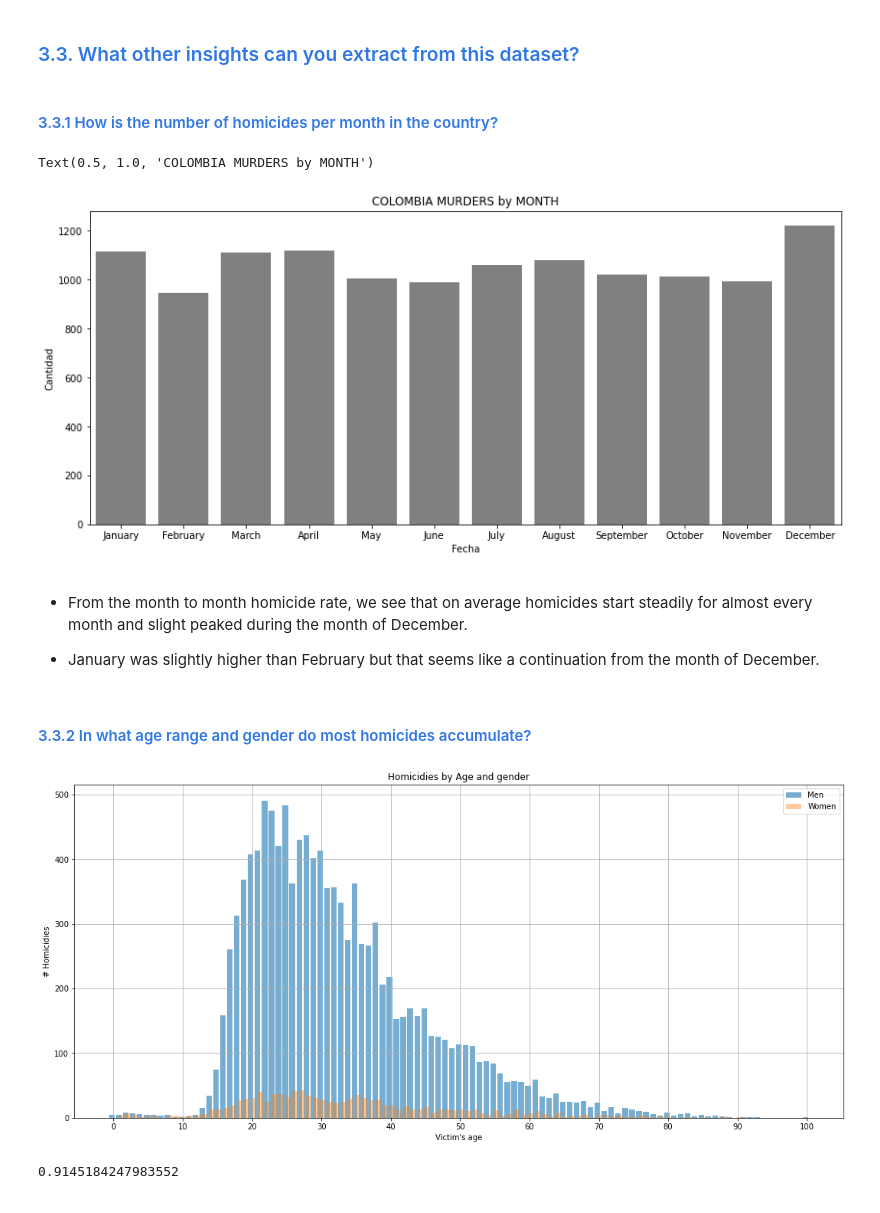
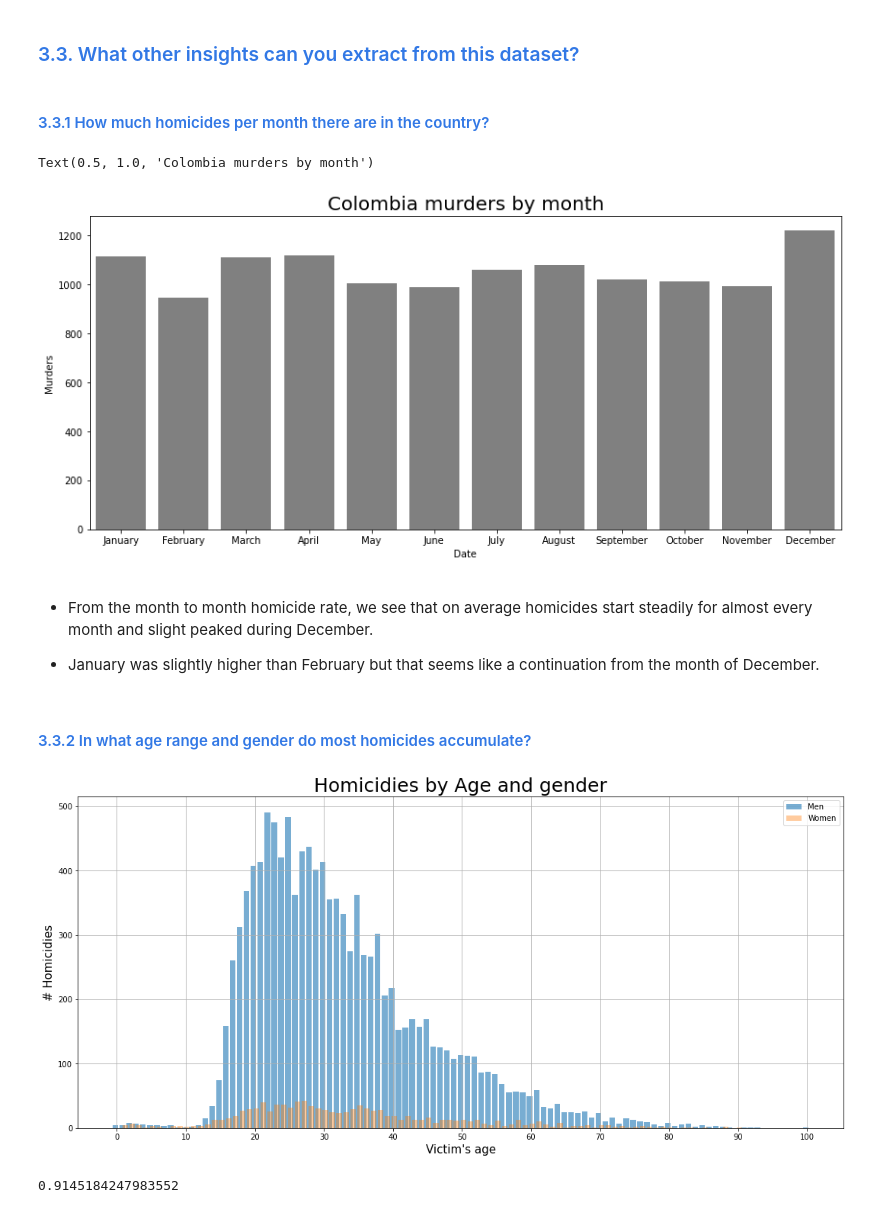
Before and after one commit to viariasv/data_scientist_test, a Jupyter notebook: notebooks/2_questions.ipynb, the cells around one changed output. Saved outputs shown, nothing was run; the diff lists cells and outputs as text; code cells hidden in the pictures.

```diff
--- a/notebooks/2_questions.ipynb
+++ b/notebooks/2_questions.ipynb
@@ -148,7 +149,7 @@ fig.show()
 # %% [markdown]
 ### <font style="color:rgb(50,120,229)">3.3. What other insights can you extract from this dataset? </font>
 # %% [markdown]
-#### <font style="color:rgb(50,120,229)">3.3.1 How is the number of homicides per month in the country?</font>
+#### <font style="color:rgb(50,120,229)">3.3.1 How much homicides per month there are in the country?</font>
 # %%
 # plot homicides sorted by month
 fig, ax = plt.subplots(figsize=(14,6))
@@ -159,13 +160,14 @@ fig = sns.barplot(x="Fecha",
 
 month_nms = ['January','February','March','April','May','June','July','August'\
              ,'September','October','November','December']
+ax.set(xlabel='Date', ylabel='Murders')
 ax.set_xticklabels(month_nms)
-plt.title("COLOMBIA MURDERS by MONTH")
+plt.title("Colombia murders by month", fontsize= 20)
 # %% [output]
-Text(0.5, 1.0, 'COLOMBIA MURDERS by MONTH')
+Text(0.5, 1.0, 'Colombia murders by month')
-[figure, old version]
+[figure, new version]
 # %% [markdown]
-* From the month to month homicide rate, we see that on average homicides start steadily for almost every month and slight peaked during the month of December.
+* From the month to month homicide rate, we see that on average homicides start steadily for almost every month and slight peaked during December.
 
 * January was slightly higher than February but that seems like a continuation from the month of December.
 # %% [markdown]
@@ -174,37 +176,37 @@ Text(0.5, 1.0, 'COLOMBIA MURDERS by MONTH')
 labels = list(range(0, 101, 10))  # the label locations
 
 data_men = dataset[dataset['Sexo'] == "MASCULINO"]
 data_women = dataset[dataset['Sexo'] == "FEMENINO"]
 
 
 data_men = data_men.groupby(dataset["Edad"]).Cantidad.sum().reset_index()
 data_women = data_women.groupby(dataset["Edad"]).Cantidad.sum().reset_index()
 
 width = 0.4  # the width of the bars
 
 # plot homicides sorted by month
 fig, ax = plt.subplots(figsize=(18, 8))
 plot1 = ax.bar(x=data_men["Edad"]- width/2,
                height=data_men['Cantidad'],
                alpha=0.6, label='Men')
 
 plot2 = ax.bar(x=data_women["Edad"]+ width/2,
                height=data_women['Cantidad'],
                alpha=0.4, label='Women')
 
 
 # Add some text for labels, title and custom x-axis tick labels, etc.
-ax.set_ylabel('# Homicidies')
-ax.set_xlabel("Victim's age")
-ax.set_title('Homicidies by Age and gender')
+ax.set_ylabel('# Homicidies', fontsize=15)
+ax.set_xlabel("Victim's age", fontsize=15)
+ax.set_title('Homicidies by Age and gender', fontsize = 25)
 ax.set_xticks(labels)
 ax.set_xticklabels(labels)
 ax.legend()
 ax.grid()
 
 plt.show()
 # %% [output]
-[figure, old version]
+[figure, new version]
 # %%
 len(dataset[dataset['Sexo'] == "MASCULINO"])/ (len(dataset[dataset['Sexo'] == "MASCULINO"]) + len(dataset[dataset['Sexo'] == "FEMENINO"]))
 # %% [output]
```
Also changed, not shown: parts of 11 cells of this notebook, 8 other files.
